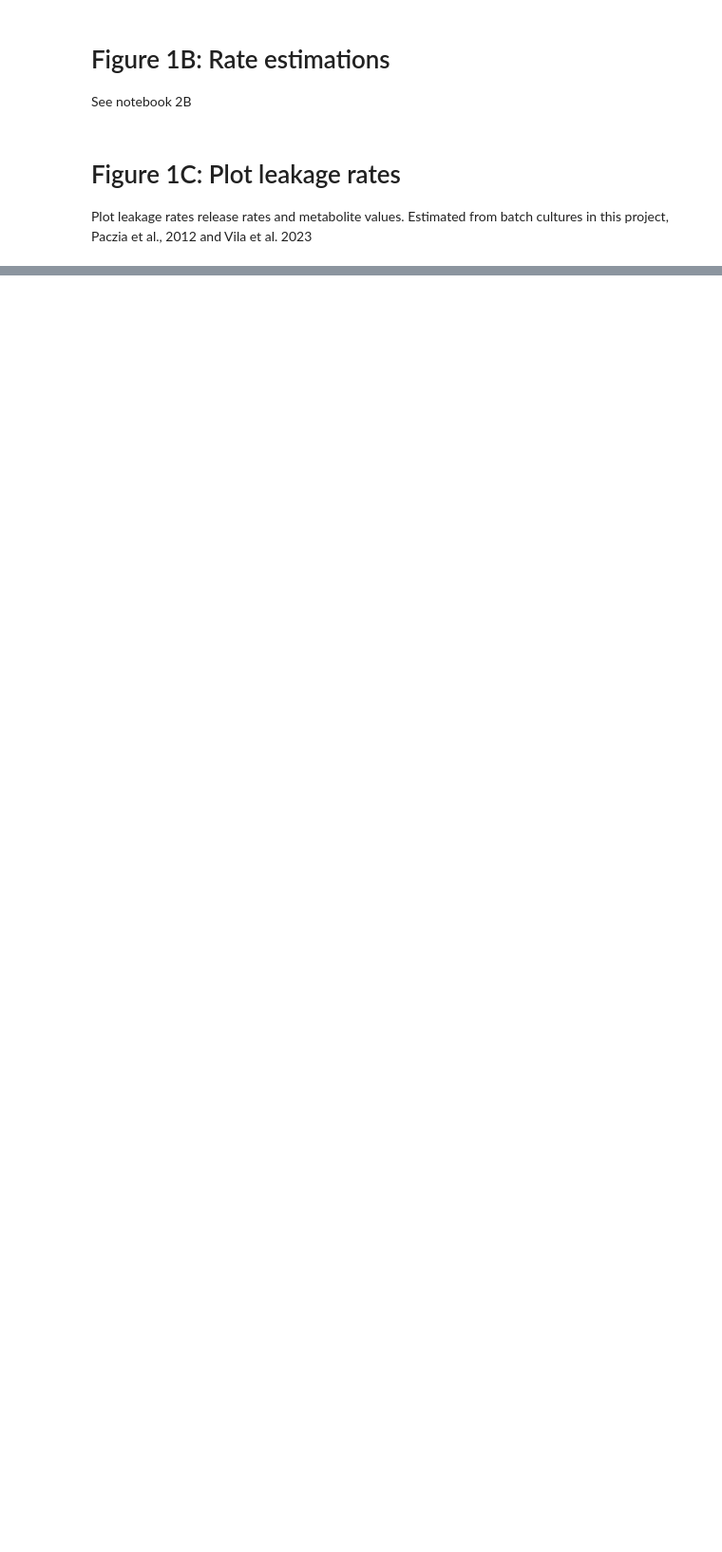
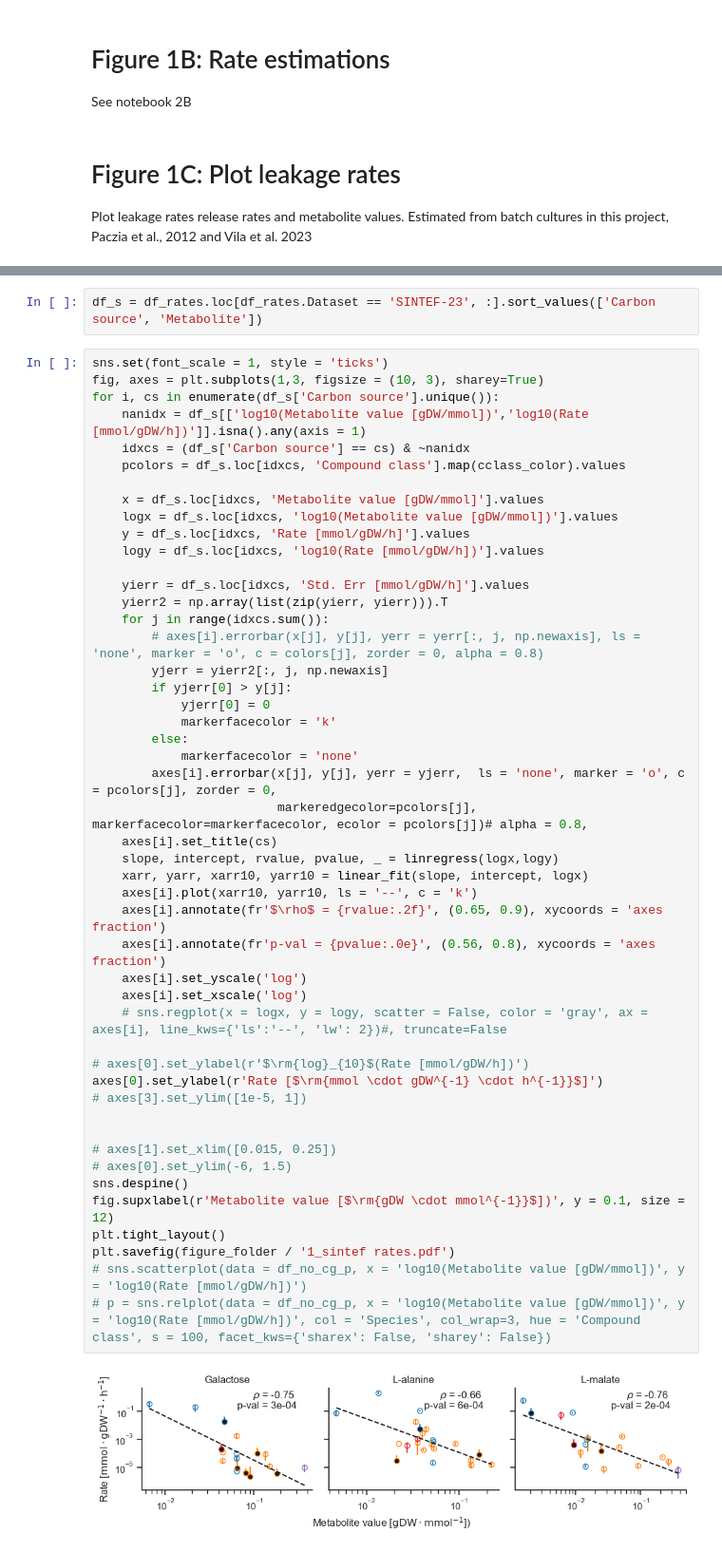
Before and after one commit to sulheim/metabolite-release, a Jupyter notebook: notebooks/1_release_rates/4_div/4C_make_figure_1.ipynb, the cells around one changed output, grey strips where cells are left out. Shown: that part at 95% size. Drawn from its saved outputs; the diff is of its cells as text; blank space fills up the shorter version.

```diff
--- a/notebooks/1_release_rates/4_div/4C_make_figure_1.ipynb
+++ b/notebooks/1_release_rates/4_div/4C_make_figure_1.ipynb
@@ -185,0 +309,52 @@ Plot leakage rates release rates and metabolite values. Estimated from batch cul
+# %%
+df_s = df_rates.loc[df_rates.Dataset == 'SINTEF-23', :].sort_values(['Carbon source', 'Metabolite'])
+# %%
+sns.set(font_scale = 1, style = 'ticks')
+fig, axes = plt.subplots(1,3, figsize = (10, 3), sharey=True)
+for i, cs in enumerate(df_s['Carbon source'].unique()):
+    nanidx = df_s[['log10(Metabolite value [gDW/mmol])','log10(Rate [mmol/gDW/h])']].isna().any(axis = 1)
+    idxcs = (df_s['Carbon source'] == cs) & ~nanidx
+    pcolors = df_s.loc[idxcs, 'Compound class'].map(cclass_color).values
+
+    x = df_s.loc[idxcs, 'Metabolite value [gDW/mmol]'].values
+    logx = df_s.loc[idxcs, 'log10(Metabolite value [gDW/mmol])'].values
+    y = df_s.loc[idxcs, 'Rate [mmol/gDW/h]'].values
+    logy = df_s.loc[idxcs, 'log10(Rate [mmol/gDW/h])'].values
+
+    yierr = df_s.loc[idxcs, 'Std. Err [mmol/gDW/h]'].values
+    yierr2 = np.array(list(zip(yierr, yierr))).T
+    for j in range(idxcs.sum()):
+        # axes[i].errorbar(x[j], y[j], yerr = yerr[:, j, np.newaxis], ls = 'none', marker = 'o', c = colors[j], zorder = 0, alpha = 0.8)
+        yjerr = yierr2[:, j, np.newaxis]
+        if yjerr[0] > y[j]:
+            yjerr[0] = 0
+            markerfacecolor = 'k'
+        else:
+            markerfacecolor = 'none'
+        axes[i].errorbar(x[j], y[j], yerr = yjerr,  ls = 'none', marker = 'o', c = pcolors[j], zorder = 0,
+                         markeredgecolor=pcolors[j], markerfacecolor=markerfacecolor, ecolor = pcolors[j])# alpha = 0.8,
+    axes[i].set_title(cs)
+    slope, intercept, rvalue, pvalue, _ = linregress(logx,logy)
+    xarr, yarr, xarr10, yarr10 = linear_fit(slope, intercept, logx)
+    axes[i].plot(xarr10, yarr10, ls = '--', c = 'k')
+    axes[i].annotate(fr'$\rho$ = {rvalue:.2f}', (0.65, 0.9), xycoords = 'axes fraction')
+    axes[i].annotate(fr'p-val = {pvalue:.0e}', (0.56, 0.8), xycoords = 'axes fraction')
+    axes[i].set_yscale('log')
+    axes[i].set_xscale('log')
+    # sns.regplot(x = logx, y = logy, scatter = False, color = 'gray', ax = axes[i], line_kws={'ls':'--', 'lw': 2})#, truncate=False
+
+# axes[0].set_ylabel(r'$\rm{log}_{10}$(Rate [mmol/gDW/h])')
+axes[0].set_ylabel(r'Rate [$\rm{mmol \cdot gDW^{-1} \cdot h^{-1}}$]')
+# axes[3].set_ylim([1e-5, 1])
+
+
+# axes[1].set_xlim([0.015, 0.25])
+# axes[0].set_ylim(-6, 1.5)
+sns.despine()
+fig.supxlabel(r'Metabolite value [$\rm{gDW \cdot mmol^{-1}}$])', y = 0.1, size = 12)
+plt.tight_layout()
+plt.savefig(figure_folder / '1_sintef rates.pdf')
+# sns.scatterplot(data = df_no_cg_p, x = 'log10(Metabolite value [gDW/mmol])', y = 'log10(Rate [mmol/gDW/h])')
+# p = sns.relplot(data = df_no_cg_p, x = 'log10(Metabolite value [gDW/mmol])', y = 'log10(Rate [mmol/gDW/h])', col = 'Species', col_wrap=3, hue = 'Compound class', s = 100, facet_kws={'sharex': False, 'sharey': False})
+# %% [output]
+[figure, added]
```
Also changed, not shown: parts of 23 cells of this notebook, 5 other files.
